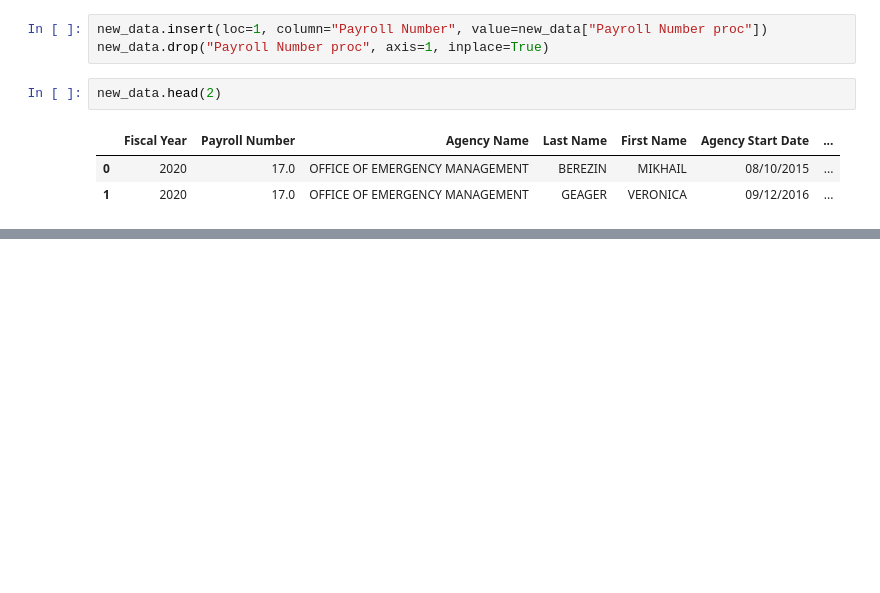
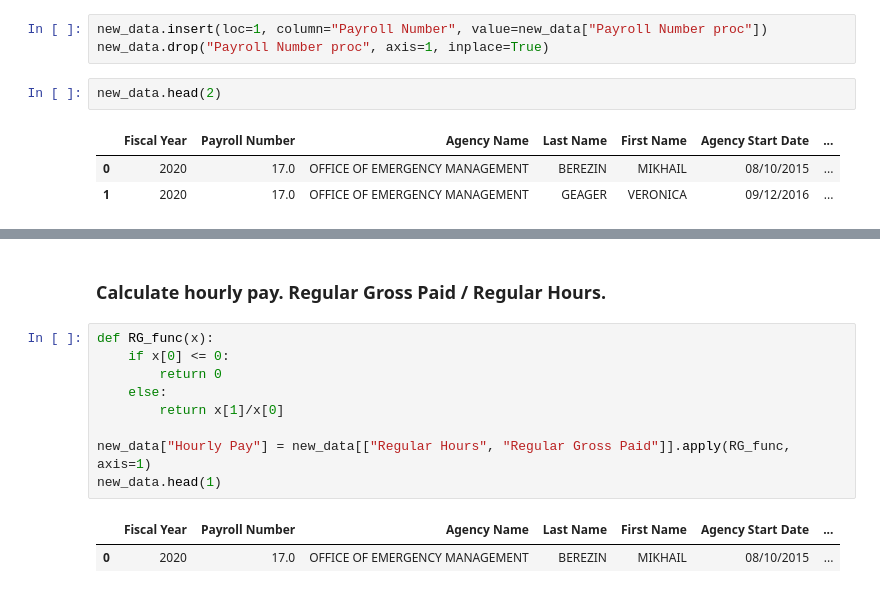
Before and after one commit to sachin17git/NYC-Payroll-Analysis, a Jupyter notebook: preprocess.ipynb, the cells around one changed output, grey strips where cells are left out. Saved outputs shown, nothing was run; the diff lists cells and outputs as text; blank space fills up the shorter version.

```diff
--- a/preprocess.ipynb
+++ b/preprocess.ipynb
@@ -146,0 +211,14 @@ new_data.head(2)
+# %% [markdown]
+### Calculate hourly pay. Regular Gross Paid / Regular Hours.
+# %%
+def RG_func(x):
+    if x[0] <= 0:
+        return 0
+    else:
+        return x[1]/x[0]
+
+new_data["Hourly Pay"] = new_data[["Regular Hours", "Regular Gross Paid"]].apply(RG_func, axis=1)
+new_data.head(1)
+# %% [output]
+|  | Fiscal Year | Payroll Number | Agency Name | Last Name | First Name | Agency Start Date | ... |
+| 0 | 2020 | 17.0 | OFFICE OF EMERGENCY MANAGEMENT | BEREZIN | MIKHAIL | 08/10/2015 | ... |
```
Also changed, not shown: parts of 13 cells of this notebook.
